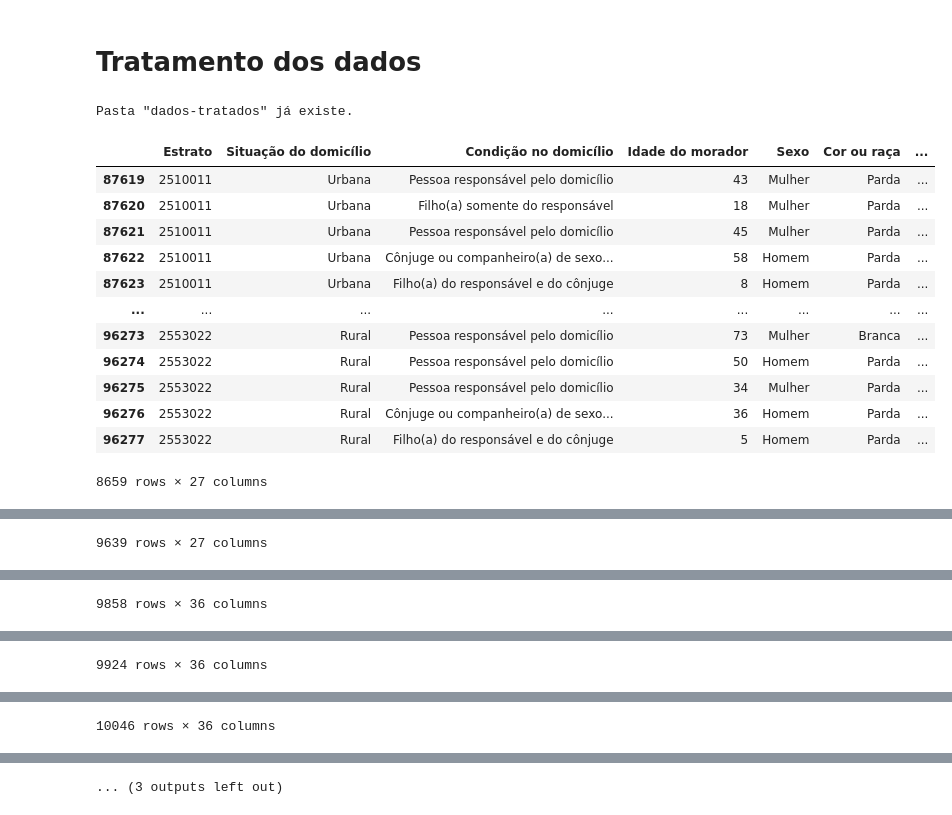
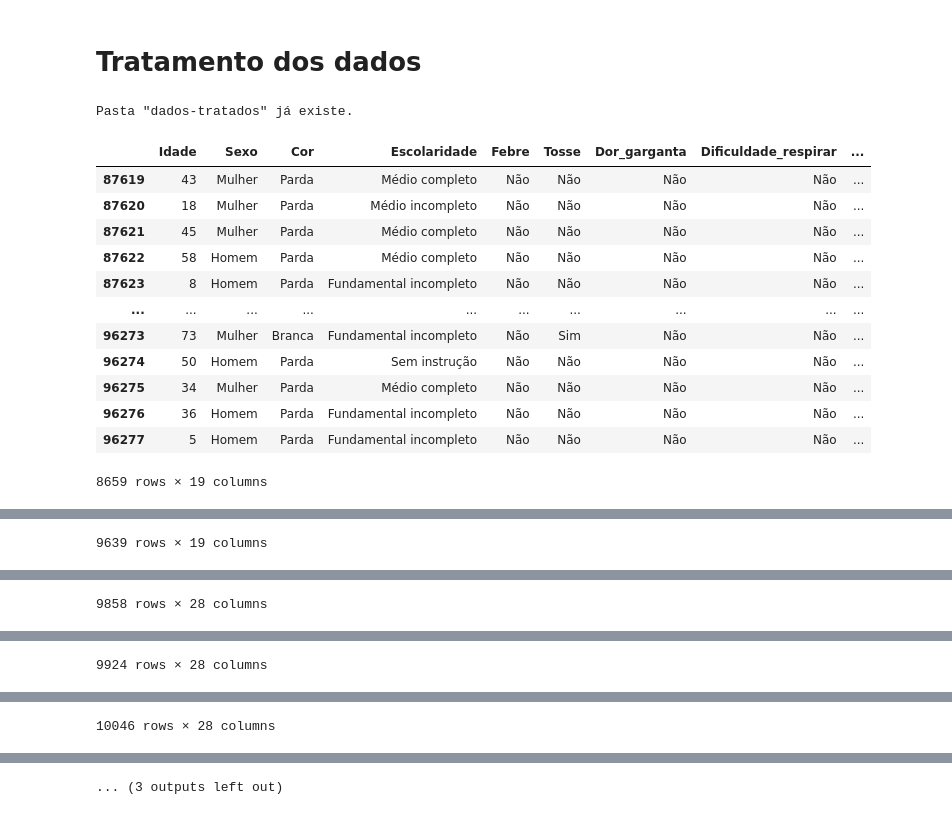
Before and after one commit to WilliamdeSousa/pnad-covid-grafos, a Jupyter notebook: main.ipynb, the cells around one changed output, grey strips where cells are left out. Saved outputs shown, nothing was run; the diff lists cells and outputs as text; code cells hidden in the pictures.

```diff
--- a/main.ipynb
+++ b/main.ipynb
@@ -323,13 +315,7 @@ def filtrar_paraiba(df):
     return df_paraiba
 
 def filtrar_colunas_desejadas(df: pd.DataFrame):
-    colunas_desejadas = [
-        'Estrato', 'V1022', 'A001A', 'A002', 'A003', 'A004', 'A005', 'A006',
-        'A006A', 'A006B', 'B0011', 'B0012', 'B0013', 'B0014', 'B0015', 'B0016',
-        'B0017', 'B0018', 'B0019', 'B00110', 'B00111', 'B00112', 'B00113', 'B008',
-        'B009A', 'B009B', 'B009C', 'B009D', 'B009E', 'B009F', 'C007', 'C007A',
-        'C007B', 'C007C', 'C007D', 'C01011', 'C01012', 'F001'
-        ]
+    colunas_desejadas = list(dicionario_colunas.keys())
 
     colunas_existentes = [coluna for coluna in colunas_desejadas if coluna in df.columns]
 
@@ -344,36 +330,36 @@ def tratamento_dados(df):
 # %%
 try:
     mkdir('dados-tratados')
     print('Pasta "dados-tratados" criado com sucesso.')
 except FileExistsError:
     print('Pasta "dados-tratados" já existe.')
 
 for i in range(5, 12):
     arquivo = f'dados-originais/PNAD_COVID_{i:0>2}2020.csv'
 
     try:
         df = pd.read_csv(arquivo)
     except FileNotFoundError:
         print(f'Falha ao ler o arquivo "{arquivo}".')
         continue
 
     df = tratamento_dados(df)
 
-    df.to_csv(f'dados-tratados/pc-{i:0>2}.csv')
+    df.to_csv(f'dados-tratados/pc-{i:0>2}.csv',sep = ";")
 
     display(df)
 # %% [output]
 Pasta "dados-tratados" já existe.
-|  | Estrato | Situação do domicílio | Condição no domicílio | Idade do morador | Sexo | Cor ou raça | ... |
-| 87619 | 2510011 | Urbana | Pessoa responsável pelo domicílio | 43 | Mulher | Parda | ... |
-| 87620 | 2510011 | Urbana | Filho(a) somente do responsável | 18 | Mulher | Parda | ... |
-| 87621 | 2510011 | Urbana | Pessoa responsável pelo domicílio | 45 | Mulher | Parda | ... |
-| 87622 | 2510011 | Urbana | Cônjuge ou companheiro(a) de sexo... | 58 | Homem | Parda | ... |
-| 87623 | 2510011 | Urbana | Filho(a) do responsável e do cônjuge | 8 | Homem | Parda | ... |
-| ... | ... | ... | ... | ... | ... | ... | ... |
-| 96273 | 2553022 | Rural | Pessoa responsável pelo domicílio | 73 | Mulher | Branca | ... |
-| 96274 | 2553022 | Rural | Pessoa responsável pelo domicílio | 50 | Homem | Parda | ... |
-| 96275 | 2553022 | Rural | Pessoa responsável pelo domicílio | 34 | Mulher | Parda | ... |
-| 96276 | 2553022 | Rural | Cônjuge ou companheiro(a) de sexo... | 36 | Homem | Parda | ... |
-| 96277 | 2553022 | Rural | Filho(a) do responsável e do cônjuge | 5 | Homem | Parda | ... |
+|  | Idade | Sexo | Cor | Escolaridade | Febre | Tosse | Dor_garganta | Dificuldade_respirar | ... |
+| 87619 | 43 | Mulher | Parda | Médio completo | Não | Não | Não | Não | ... |
+| 87620 | 18 | Mulher | Parda | Médio incompleto | Não | Não | Não | Não | ... |
+| 87621 | 45 | Mulher | Parda | Médio completo | Não | Não | Não | Não | ... |
+| 87622 | 58 | Homem | Parda | Médio completo | Não | Não | Não | Não | ... |
+| 87623 | 8 | Homem | Parda | Fundamental incompleto | Não | Não | Não | Não | ... |
+| ... | ... | ... | ... | ... | ... | ... | ... | ... | ... |
+| 96273 | 73 | Mulher | Branca | Fundamental incompleto | Não | Sim | Não | Não | ... |
+| 96274 | 50 | Homem | Parda | Sem instrução | Não | Não | Não | Não | ... |
+| 96275 | 34 | Mulher | Parda | Médio completo | Não | Não | Não | Não | ... |
+| 96276 | 36 | Homem | Parda | Fundamental incompleto | Não | Não | Não | Não | ... |
+| 96277 | 5 | Homem | Parda | Fundamental incompleto | Não | Não | Não | Não | ... |
-8659 rows × 27 columns
+8659 rows × 19 columns
@@ -392 +378 @@ Pasta "dados-tratados" já existe.
-9639 rows × 27 columns
+9639 rows × 19 columns
@@ -405 +391 @@ Pasta "dados-tratados" já existe.
-9858 rows × 36 columns
+9858 rows × 28 columns
@@ -418 +404 @@ Pasta "dados-tratados" já existe.
-9924 rows × 36 columns
+9924 rows × 28 columns
@@ -431 +417 @@ Pasta "dados-tratados" já existe.
-10046 rows × 36 columns
+10046 rows × 28 columns
```
Also changed, not shown: parts of 2 cells of this notebook, 3 other files.
